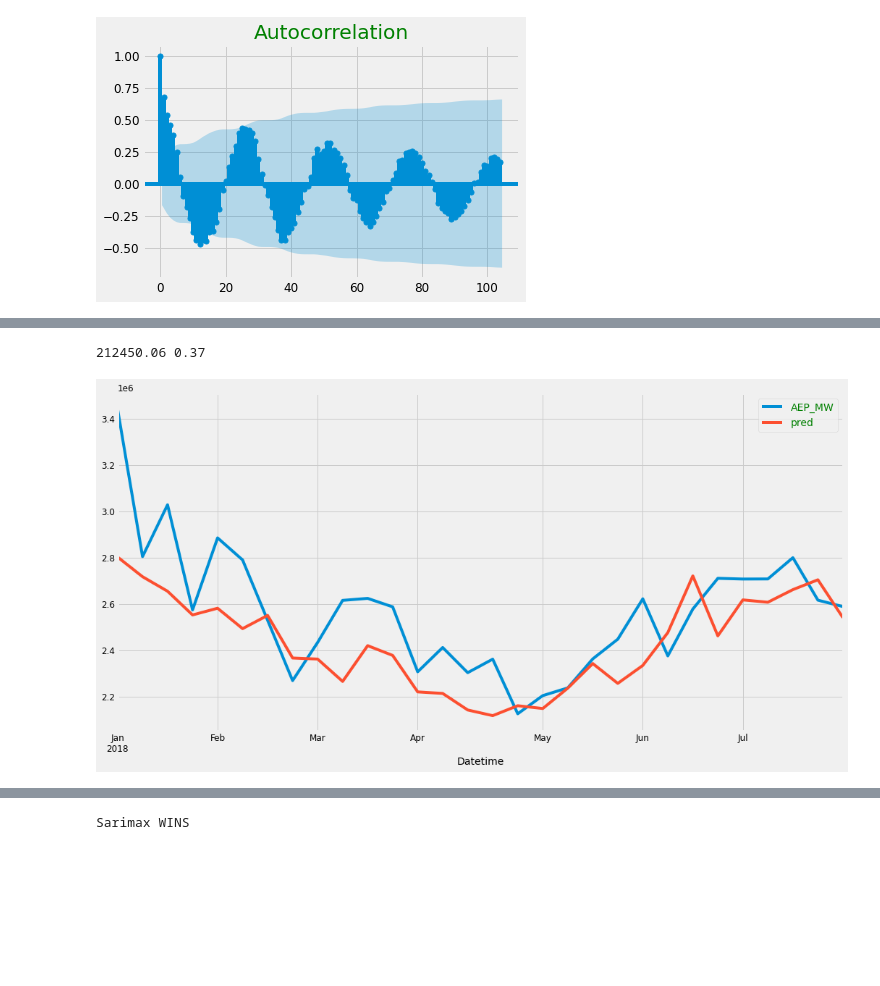
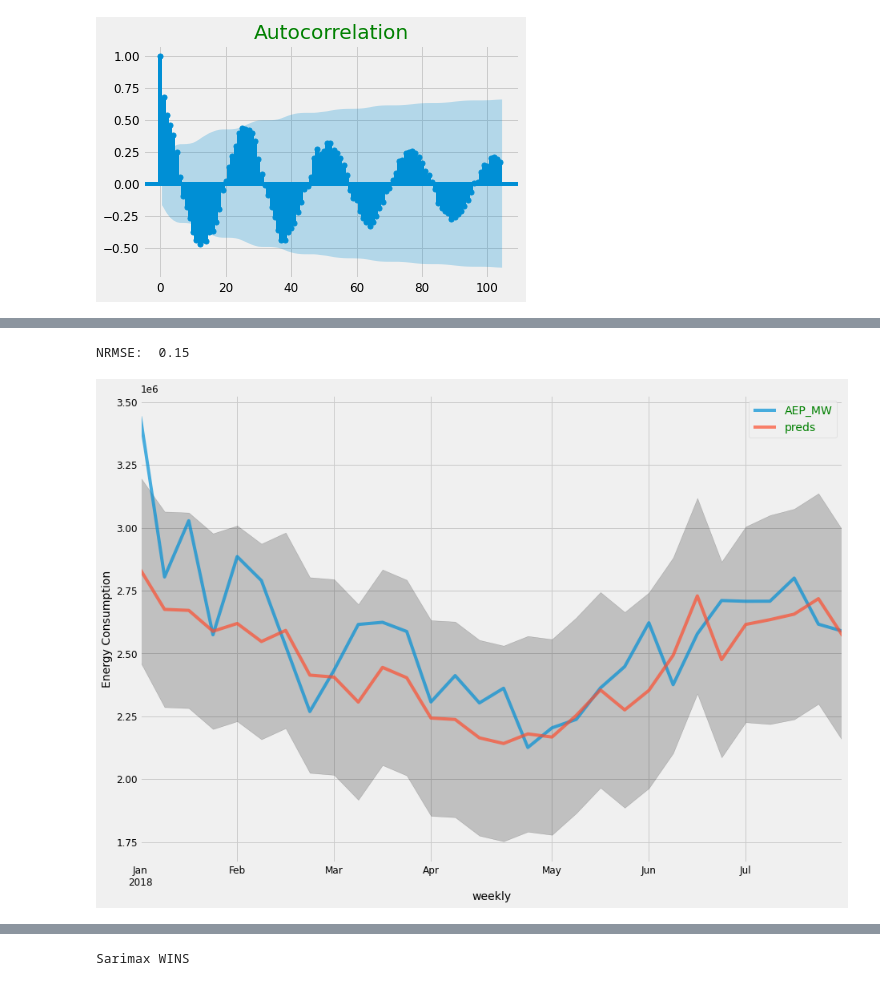
Before and after one commit to grschneier/TimeSeries, a Jupyter notebook: SarimaxVProphetTimeSeries.ipynb, the cells around one changed output, grey strips where cells are left out. Saved outputs shown, nothing was run; the diff lists cells and outputs as text; code cells hidden in the pictures; blank space fills up the shorter version.

```diff
--- a/SarimaxVProphetTimeSeries.ipynb
+++ b/SarimaxVProphetTimeSeries.ipynb
@@ -682,38 +597,33 @@ webbrowser.open(url,new=1)
 # %%
 ##TimeSeries
-ts=s=weekly_df.loc['2014':'2018'].copy()
+ts=s=weekly_df.loc['2015':'2018'].copy()
 seasonality=26
 freq='W'
 ts_test=ts.loc['2018'].copy()
-ts_train=ts.loc['2014':'2017'].copy()
+ts_train=ts.loc['2015':'2017'].copy()
 periods_to_test=ts_test.shape[0]
 maxiter=300
+period='weekly'
 
 ###Recovering parameters, if needed it
 file = open('best_parameters.pkl', 'rb')
 best_parameters = pickle.load(file)
 
 # close the file
 file.close()
-pdq=best_parameters['weekly'][0]
-pdqs=best_parameters['weekly'][1]
+pdq=best_parameters[period][0]
+pdqs=best_parameters[period][1]
+model_w=best_parameters[period][2]
 
-sarimax = sm.tsa.statespace.SARIMAX(ts_train,
-                                    order=pdq,
-                                    seasonal_order=pdqs,
-                                    enforce_stationarity=False,
-                                    enforce_invertibility=False,
-                                    freq=freq)
-# Fit the model
-output = sarimax.fit(disp=False,maxiter=maxiter,)#method_kwargs={"warn_convergence": False}
-pred=output.predict(start = len(ts_train), end =len(ts_train)+periods_to_test, dynamic= True)
-# pred.plot()
-# ts_test.plot()
-ts_test['pred']=pred
-ts_test.plot(figsize=(16,8))
-sarimax_rmse=round(np.sqrt(mean_squared_error(ts_test.AEP_MW,ts_test.pred)),2)
-sarimax_r2=round(r2_score(ts_test.AEP_MW,ts_test.pred),2)
-print(sarimax_rmse, sarimax_r2)
+forecast=model_w.get_forecast(steps=periods_to_test)
+ci=forecast.conf_int()
+predictions=forecast.predicted_mean
+ts_test['preds']=predictions
+sarimax_rmse=np.sqrt(mean_squared_error(ts_test.AEP_MW,predictions))
+sarimax_nrmse= round(sarimax_rmse/(np.max(ts_test.AEP_MW)-np.min(ts_test.AEP_MW)),2)
+print("NRMSE: ",sarimax_nrmse,)
+
+printing_ci()
 # %% [output]
-212450.06 0.37
+NRMSE:  0.15
-[figure, old version]
+[figure, new version]
```
Also changed, not shown: parts of 49 cells of this notebook.
